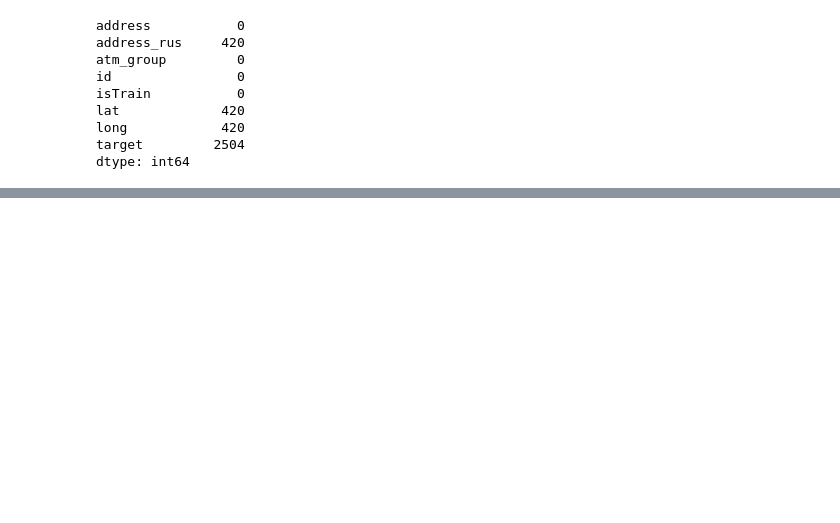
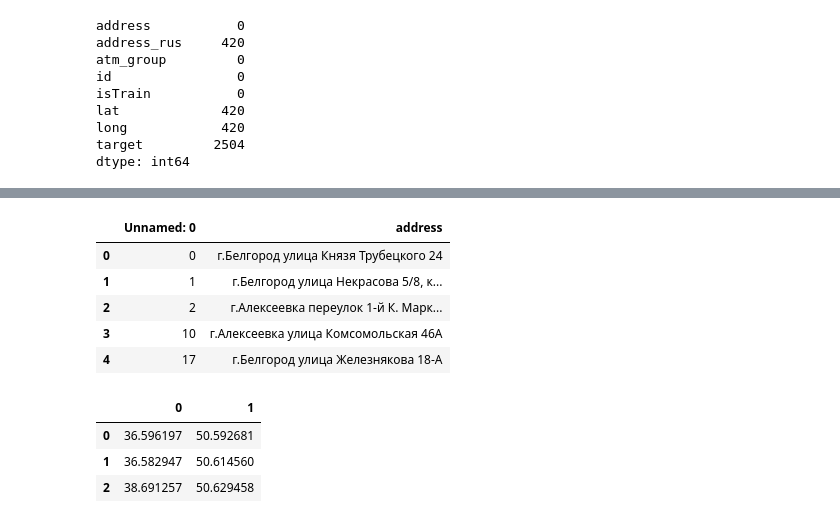
Before and after one commit to rumary/rosbank_boosters, a Jupyter notebook: geocoding.ipynb, the cells around one changed output, grey strips where cells are left out. Drawn from its saved outputs; the diff is of its cells as text; code cells hidden in the pictures; blank space fills up the shorter version.

```diff
--- a/geocoding.ipynb
+++ b/geocoding.ipynb
@@ -113,0 +254,16 @@ X.at[row,'long'] = longg
+# %%
+sber_departments.head()
+# %% [output]
+|  | Unnamed: 0 | address |
+| 0 | 0 | г.Белгород улица Князя Трубецкого 24 |
+| 1 | 1 | г.Белгород улица Некрасова 5/8, к... |
+| 2 | 2 | г.Алексеевка переулок 1-й К. Марк... |
+| 3 | 10 | г.Алексеевка улица Комсомольская 46А |
+| 4 | 17 | г.Белгород улица Железнякова 18-А |
+# %%
+sber_departments[:3].address.apply(lambda x: geocode(x)).apply(pd.Series)
+# %% [output]
+|  | 0 | 1 |
+| 0 | 36.596197 | 50.592681 |
+| 1 | 36.582947 | 50.614560 |
+| 2 | 38.691257 | 50.629458 |
```
Also changed, not shown: parts of 37 cells of this notebook.
